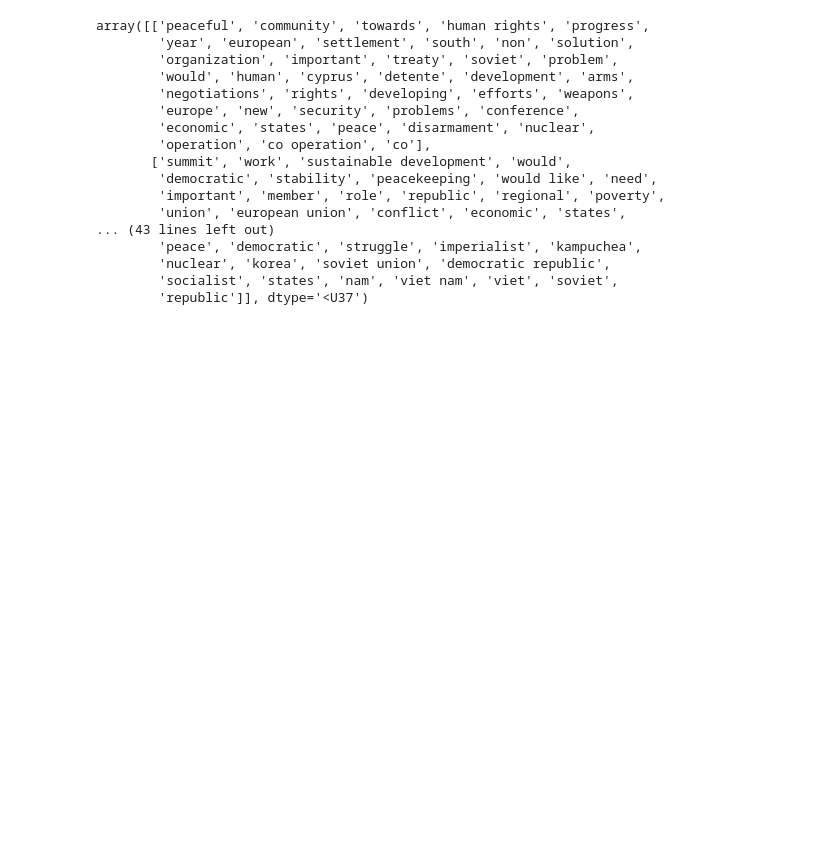
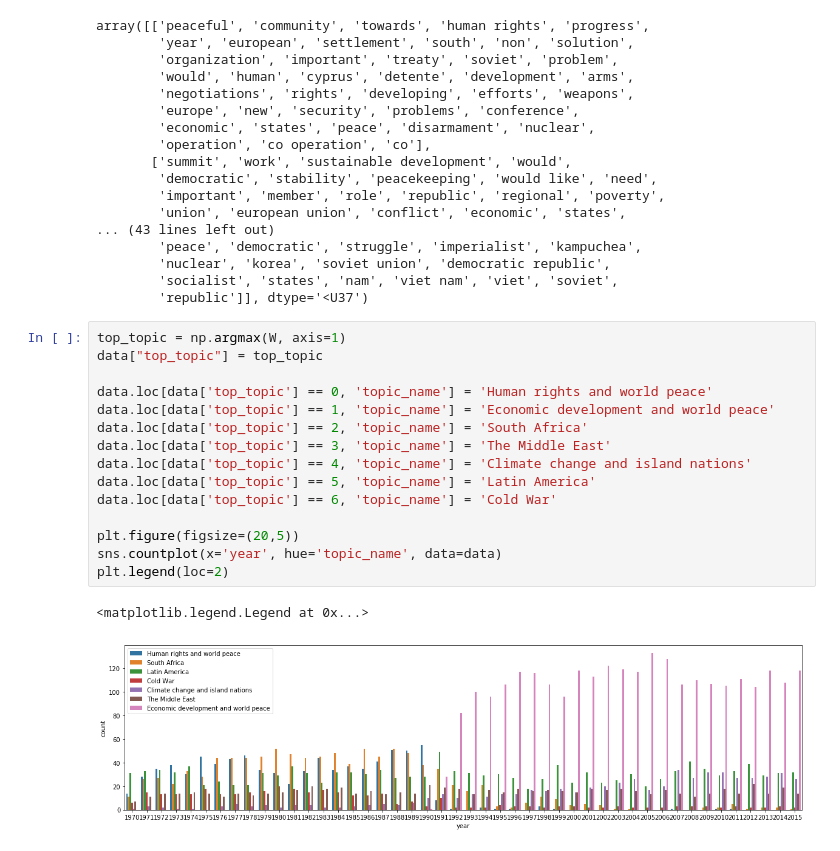
Before and after one commit to katelynrwalker/UN-debates, a Jupyter notebook: UN_speech_topics.ipynb, the cells around one changed output. Saved outputs shown, nothing was run; the diff lists cells and outputs as text; blank space fills up the shorter version.

```diff
--- a/UN_speech_topics.ipynb
+++ b/UN_speech_topics.ipynb
@@ -210,3 +207,21 @@ array([['peaceful', 'community', 'towards', 'human rights', 'progress',
         'nuclear', 'korea', 'soviet union', 'democratic republic',
         'socialist', 'states', 'nam', 'viet nam', 'viet', 'soviet',
         'republic']], dtype='<U37')
+# %%
+top_topic = np.argmax(W, axis=1)
+data["top_topic"] = top_topic
+
+data.loc[data['top_topic'] == 0, 'topic_name'] = 'Human rights and world peace'
+data.loc[data['top_topic'] == 1, 'topic_name'] = 'Economic development and world peace'
+data.loc[data['top_topic'] == 2, 'topic_name'] = 'South Africa'
+data.loc[data['top_topic'] == 3, 'topic_name'] = 'The Middle East'
+data.loc[data['top_topic'] == 4, 'topic_name'] = 'Climate change and island nations'
+data.loc[data['top_topic'] == 5, 'topic_name'] = 'Latin America'
+data.loc[data['top_topic'] == 6, 'topic_name'] = 'Cold War'
+
+plt.figure(figsize=(20,5))
+sns.countplot(x='year', hue='topic_name', data=data)
+plt.legend(loc=2)
+# %% [output]
+<matplotlib.legend.Legend at 0x...>
+[figure, added]
```
Also changed, not shown: parts of 4 cells of this notebook.
